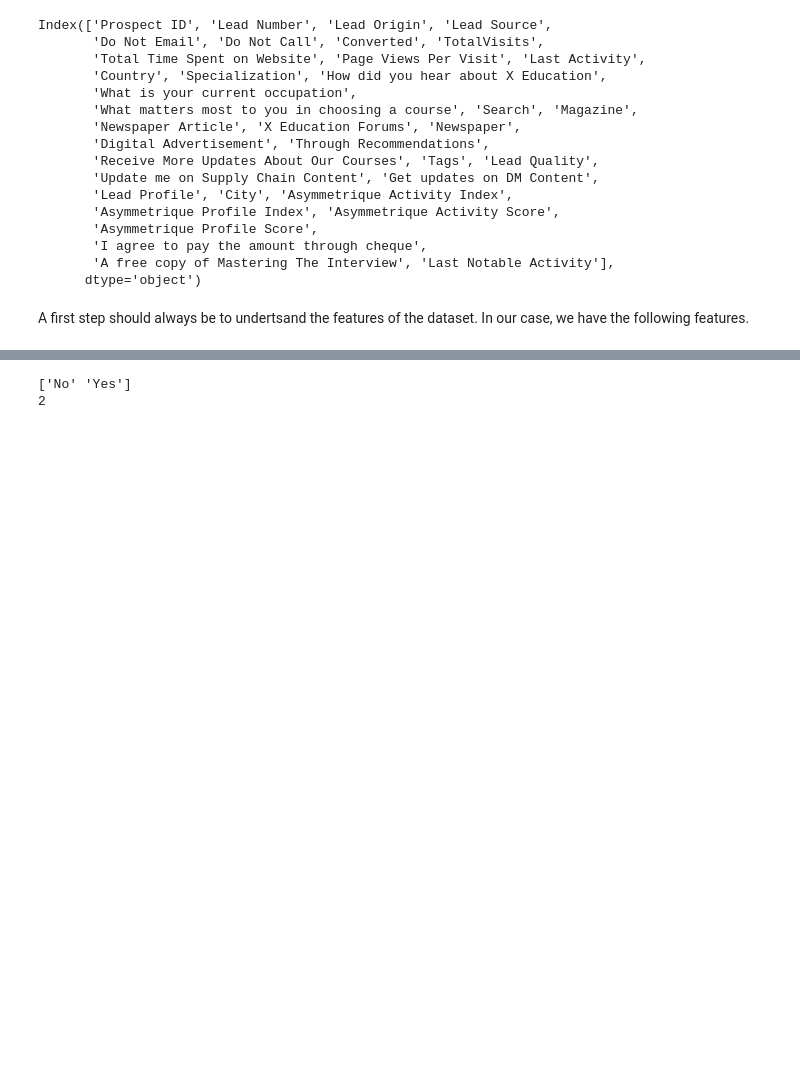
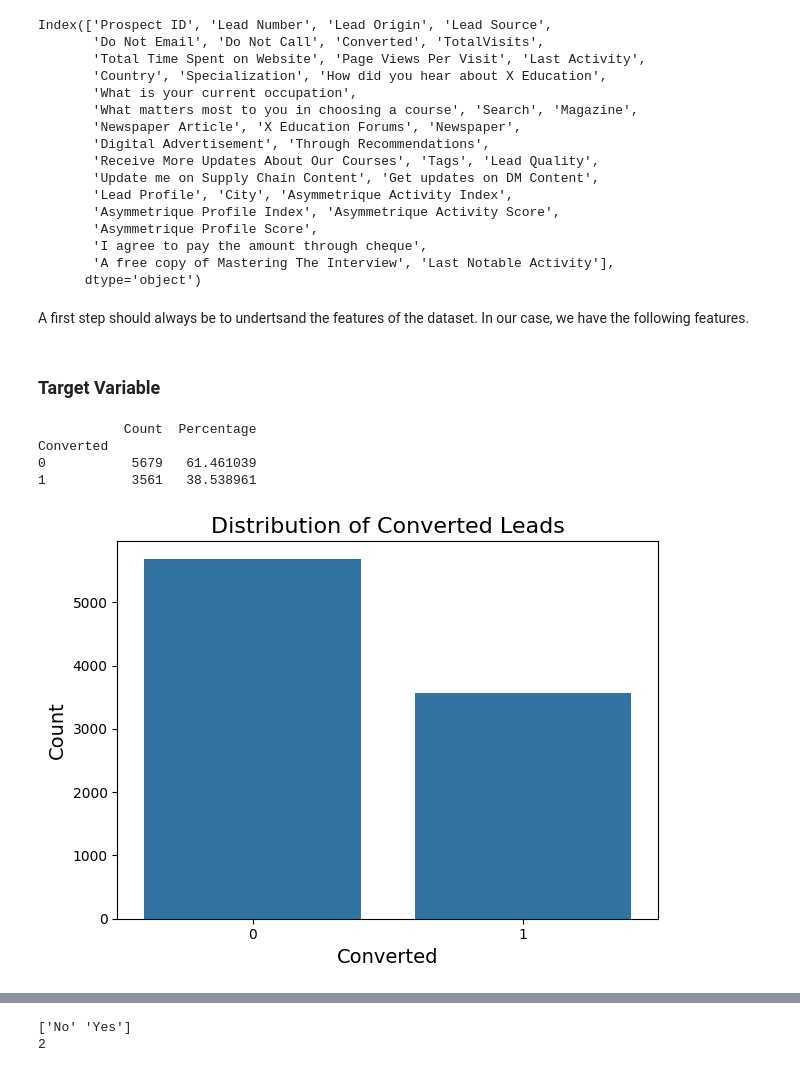
Before and after one commit to surajwate/Education-Lead-Conversion-Model, a Jupyter notebook: notebooks/data_exploration.ipynb, the cells around one changed output, grey strips where cells are left out. Drawn from its saved outputs; the diff is of its cells as text; code cells hidden in the pictures; blank space fills up the shorter version.

```diff
--- a/notebooks/data_exploration.ipynb
+++ b/notebooks/data_exploration.ipynb
@@ -109,0 +111,31 @@ features = columns.drop('Converted')
+# %% [markdown]
+### Target Variable
+# %%
+# check the target variable distribution
+target_distribution = pd.DataFrame({
+    'Count': data['Converted'].value_counts(),
+    'Percentage': data['Converted'].value_counts(normalize=True) * 100
+})
+
+print(target_distribution)
+
+# Plot without hue to avoid redundancy
+sns.countplot(x=data['Converted'])
+
+# Adding a title and axis labels for better understanding
+plt.title('Distribution of Converted Leads', fontsize=16)
+plt.xlabel('Converted', fontsize=14)
+plt.ylabel('Count', fontsize=14)
+
+# Improve layout
+plt.tight_layout()
+
+# Display the plot
+plt.savefig('figures/converted_distribution.png', dpi=300)
+plt.show()
+# %% [output]
+           Count  Percentage
+Converted
+0           5679   61.461039
+1           3561   38.538961
+[figure, added]
```
Also changed, not shown: parts of 81 cells of this notebook.
